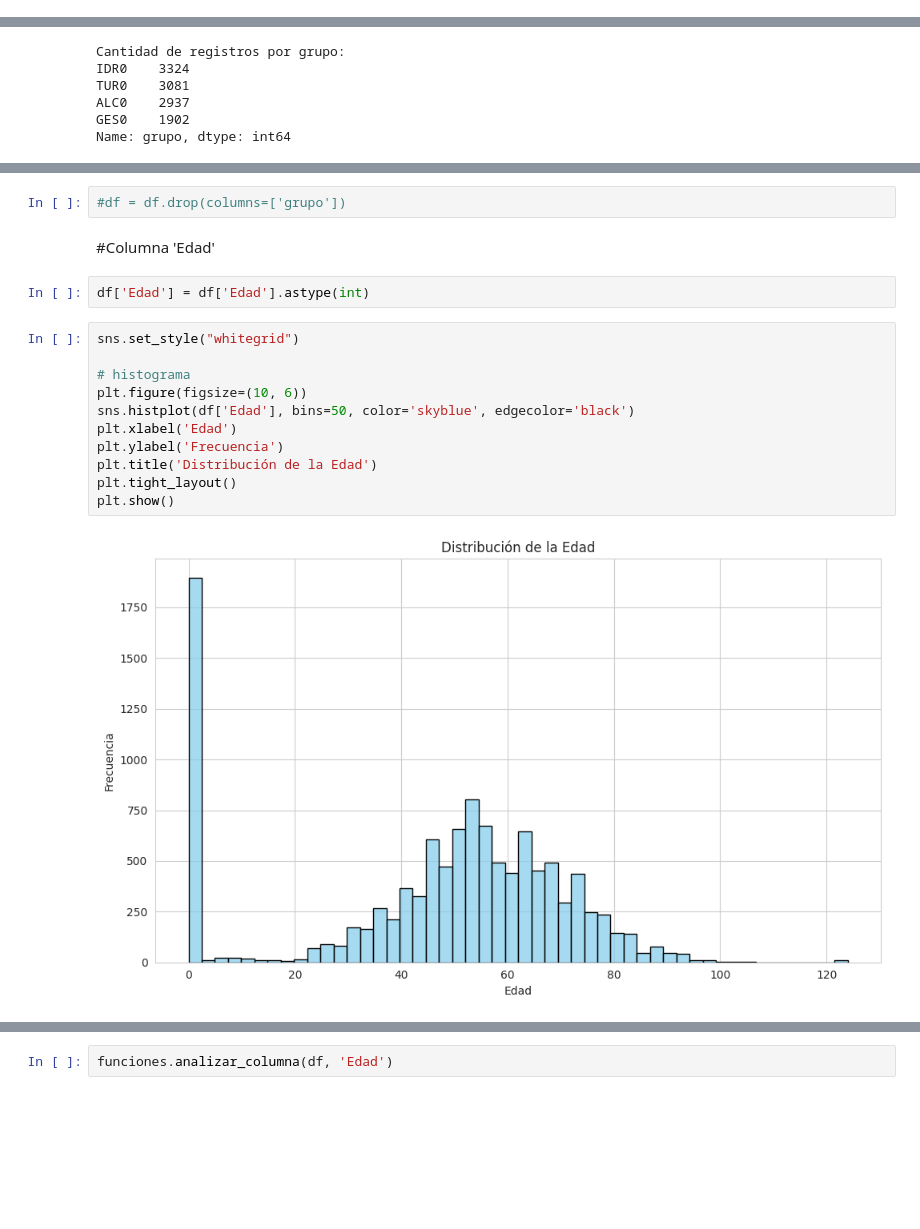
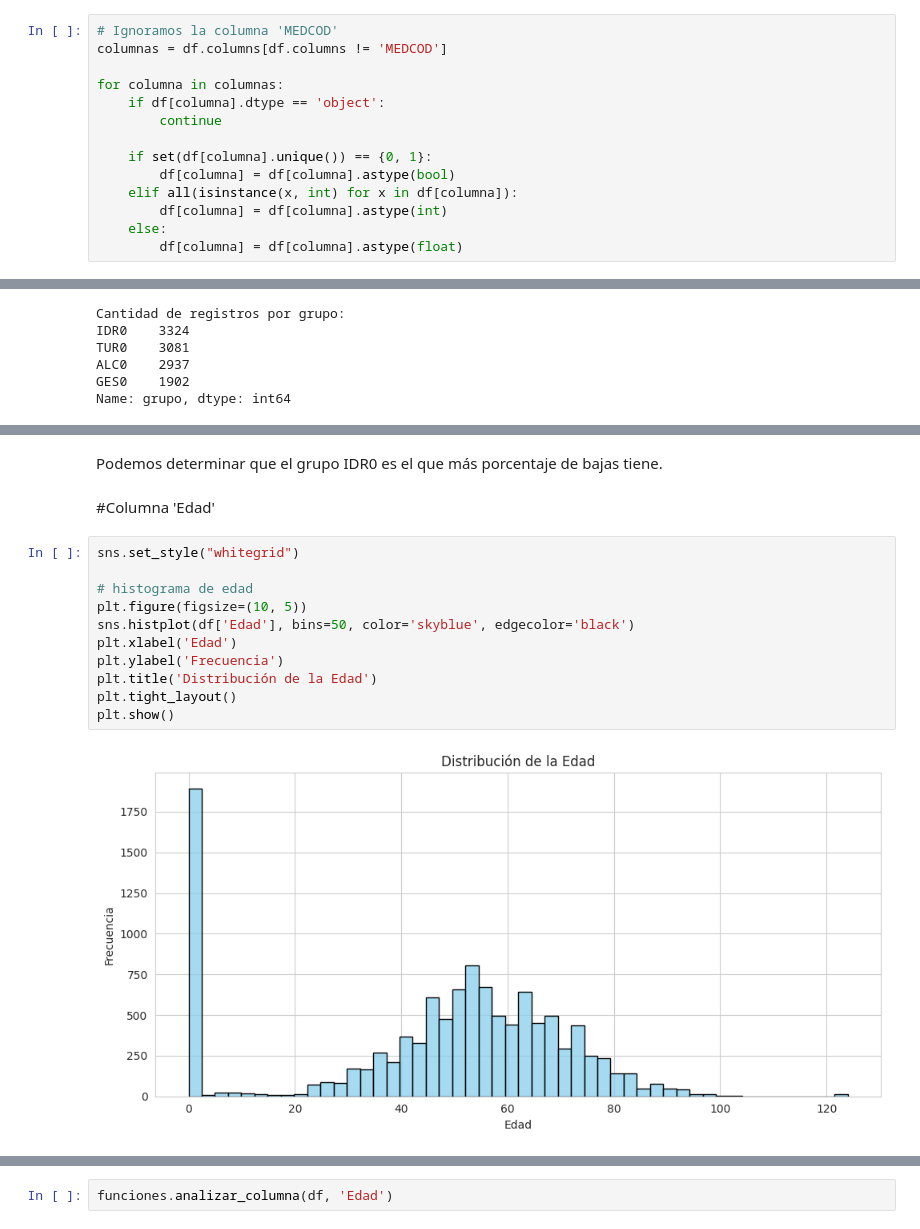
Before and after one commit to SorayaFrancoLopez/NN_churn_proyect_insurance, a Jupyter notebook: STEP_1_Analisis_Exploratorio.ipynb, the cells around one changed output, grey strips where cells are left out. Saved outputs shown, nothing was run; the diff lists cells and outputs as text; blank space fills up the shorter version.

```diff
--- a/STEP_1_Analisis_Exploratorio.ipynb
+++ b/STEP_1_Analisis_Exploratorio.ipynb
@@ -156,3 +165,17 @@ Num_Pol_Vigor_PensionesVida_Menos3      int64
 Num_Pol_Vigor_Resto_Menos3              int64
 EsBaja                                  int64
 dtype: object
+# %%
+# Ignoramos la columna 'MEDCOD'
+columnas = df.columns[df.columns != 'MEDCOD']
+
+for columna in columnas:
+    if df[columna].dtype == 'object':
+        continue
+
+    if set(df[columna].unique()) == {0, 1}:
+        df[columna] = df[columna].astype(bool)
+    elif all(isinstance(x, int) for x in df[columna]):
+        df[columna] = df[columna].astype(int)
+    else:
+        df[columna] = df[columna].astype(float)
@@ -254,22 +311,20 @@ ALC0     2937         8.069459           91.930541
 GES0     1902         3.049422           96.950578
 IDR0     3324        10.469314           89.530686
 TUR0     3081        15.352158           84.647842
-# %%
-#df = df.drop(columns=['grupo'])
+# %% [markdown]
+Podemos determinar que el grupo IDR0 es el que más porcentaje de bajas tiene.
 # %% [markdown]
 #Columna 'Edad'
-# %%
-df['Edad'] = df['Edad'].astype(int)
 # %%
 sns.set_style("whitegrid")
 
-# histograma
-plt.figure(figsize=(10, 6))
+# histograma de edad
+plt.figure(figsize=(10, 5))
 sns.histplot(df['Edad'], bins=50, color='skyblue', edgecolor='black')
 plt.xlabel('Edad')
 plt.ylabel('Frecuencia')
 plt.title('Distribución de la Edad')
 plt.tight_layout()
 plt.show()
 # %% [output]
-[figure, old version]
+[figure, new version]
```
Also changed, not shown: parts of 77 cells of this notebook.
